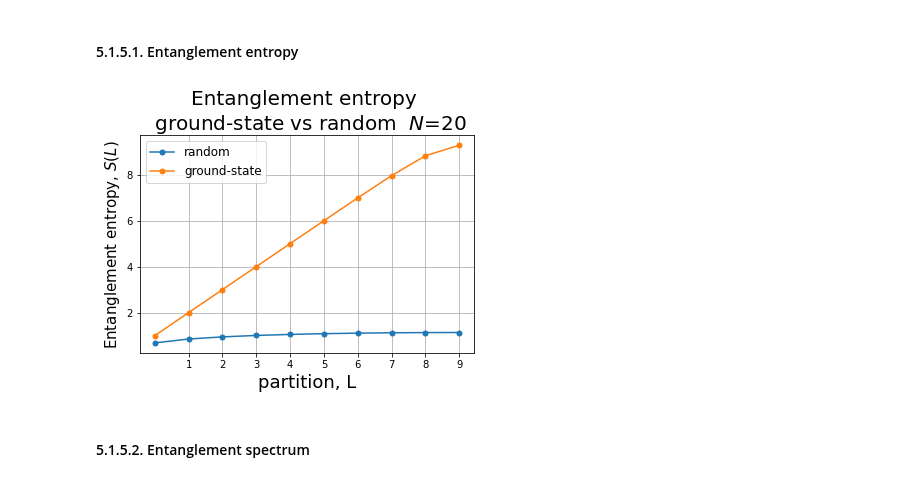
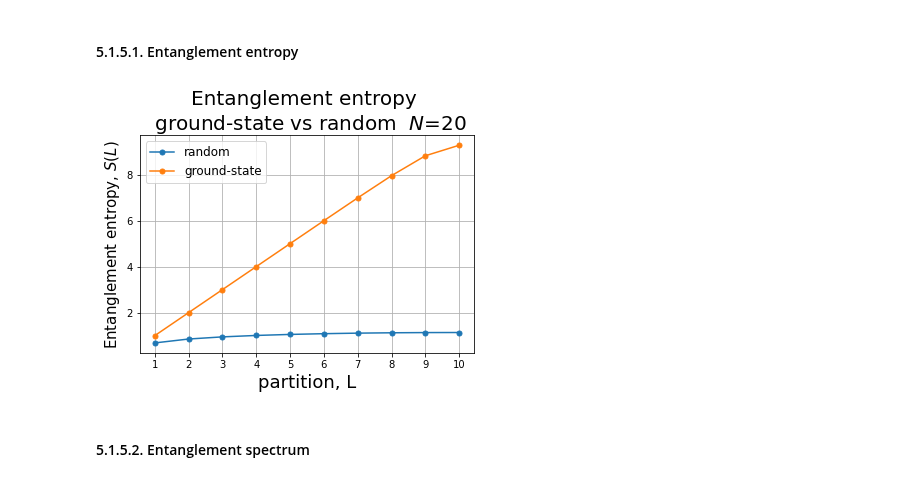
Before and after one commit to sofiagonga/many-body_entanglement_TN, a Jupyter notebook: TN_tutorial5.ipynb, the cells around one changed output. Drawn from its saved outputs; the diff is of its cells as text; code cells hidden in the pictures.

```diff
--- a/TN_tutorial5.ipynb
+++ b/TN_tutorial5.ipynb
@@ -289,15 +290,16 @@ plt.show()
 # %%
 plt.title("Entanglement entropy \n ground-state vs random  $N$=" +str(N), fontsize=20)
 plt.grid()
 plt.xlabel("partition, L",fontsize=18)
 plt.ylabel(r"Entanglement entropy, $S(L)$",fontsize=15)
 plt.xticks(np.arange(1,N//2+1))
-plt.plot(ent_entropy_gs, ".", ms=10, ls = '-', label='random')
-plt.plot(ent_entropy_rand, ".", ms=10, ls = '-', label='ground-state')
+x = np.arange(1,N//2+1)
+plt.plot(x, ent_entropy_gs, ".", ms=10, ls = '-', label='random')
+plt.plot(x, ent_entropy_rand, ".", ms=10, ls = '-', label='ground-state')
 plt.legend(fontsize=12)
 plt.show()
 # %% [output]
-[figure, old version]
+[figure, new version]
 # %% [markdown]
 #### 5.1.5.2. Entanglement spectrum
 # %%
```
Also changed, not shown: parts of 7 cells of this notebook.
